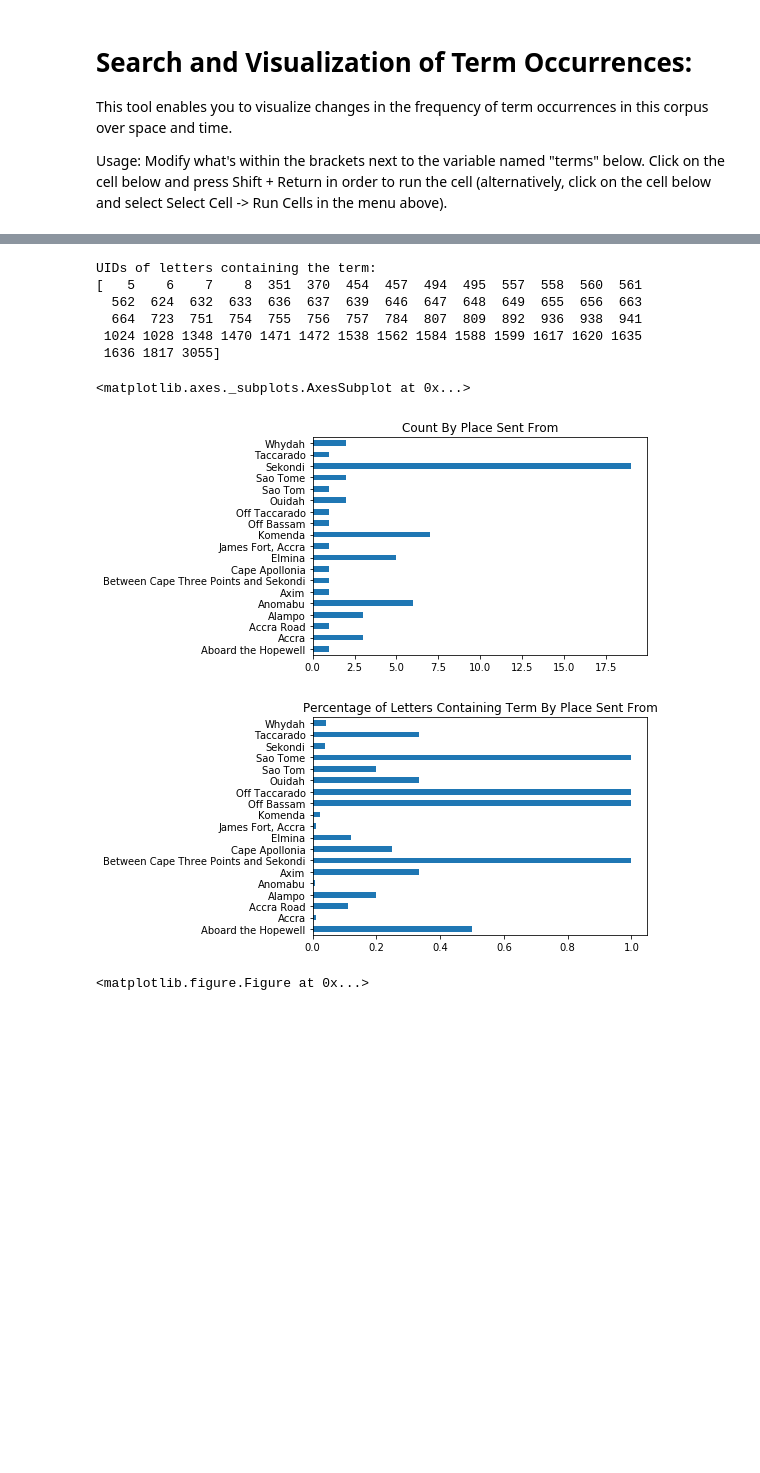
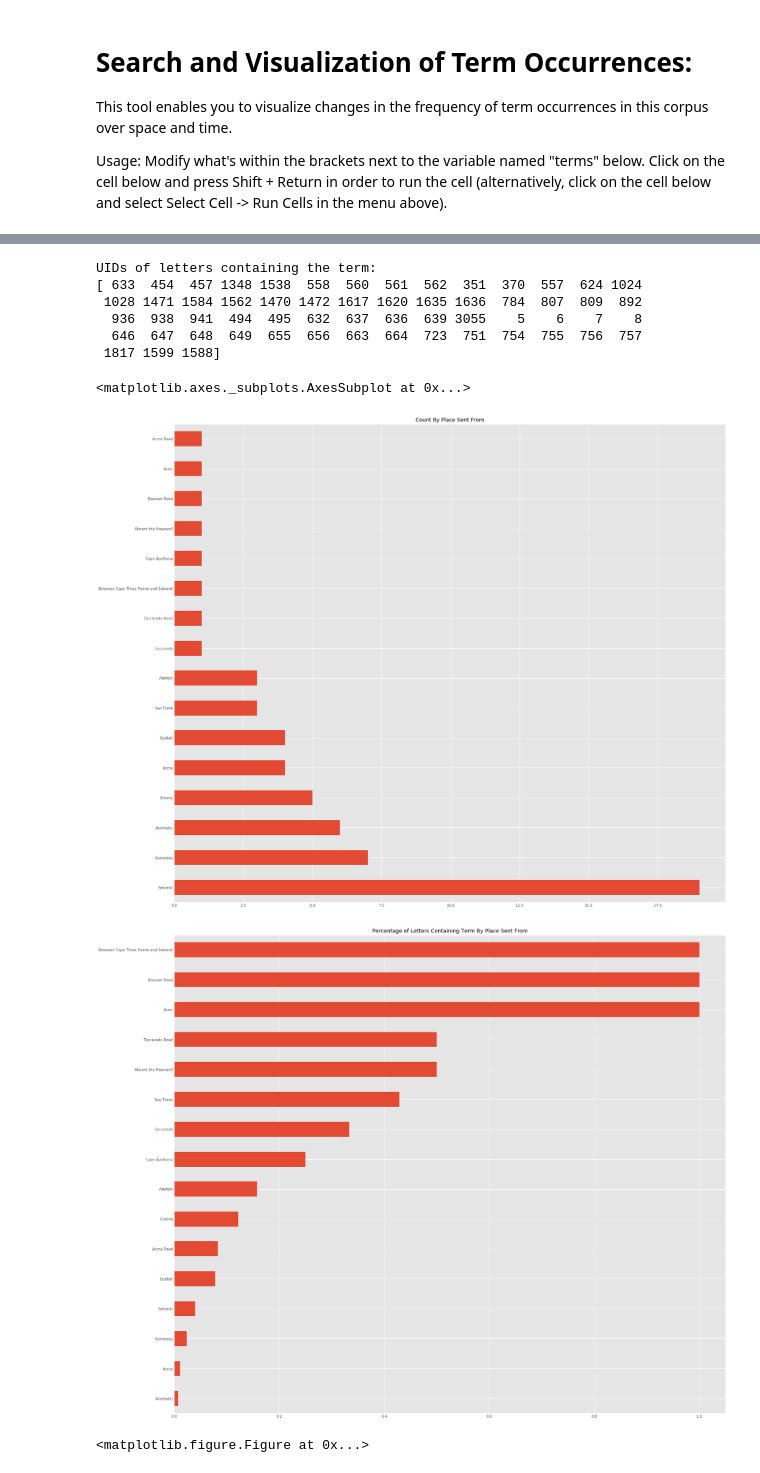
Before and after one commit to xueharry/RAC, a Jupyter notebook: Interactive-Search.ipynb, the cells around one changed output, grey strips where cells are left out. Cells and saved outputs as stored; diff of their text form; code cells hidden in the pictures; blank space fills up the shorter version.

```diff
--- a/Interactive-Search.ipynb
+++ b/Interactive-Search.ipynb
@@ -4,16 +4,15 @@ import pandas as pd
 import matplotlib.pyplot as plt
 from ipywidgets import widgets
 from IPython.display import display, clear_output
+import matplotlib.style as style
+style.use('ggplot')
+
 %matplotlib inline
 # %%
 # Load joined dataframe
 df = pd.read_csv('csv/metadata_text_merged_cleaned.csv')
 # Remove rows with empty text column for now
 df = df.dropna(subset=['text'])
-# Add year column
-df['Year'] = pd.to_datetime(df['Date'], format='%d/%m/%Y', errors='coerce').dt.year
-# Add month column
-df['Month'] = pd.to_datetime(df['Date'], format='%d/%m/%Y', errors='coerce').dt.month
 # %% [markdown]
 # Search and Visualization of Term Occurrences:
 This tool enables you to visualize changes in the frequency of term occurrences in this corpus over space and time.
@@ -22,13 +21,13 @@ Usage: Modify what's within the brackets next to the variable named "terms" belo
 # %%
 # Modify the terms within the brackets below to modify search. Terms need to be wrapped in parentheses and comma separated.
 # The square brackets should be left unchanged.
-terms = ['pirate']
+terms = ['pirate', 'pirates']
 
 
 # DO NOT CHANGE ANYTHING BELOW!!!
 def return_terms_found(text, terms):
     for term in terms:
-        if term in text:
+        if term in text.split(' '):
             return True
 
     return False
@@ -37,7 +36,7 @@ df['filtered'] = df['text_cleaned_dealiased'].apply(return_terms_found, args=(te
 
 df_subset = df[df['filtered'] == True]
 
-print('Filtering for term:', terms, '({} total occurrences)'.format(len(df_subset)))
+print('Filtering for term:', terms, '({} total letters)'.format(len(df_subset)))
 
 print('First 5 rows of filtered dataframe:')
 display(df_subset.head())
@@ -46,11 +45,17 @@ print('UIDs of letters containing the term:')
 print(df_subset['UID'].values)
 
 for column in ['Place Sent From', 'Sender', 'Boat/Fort', 'Ship Name']:
-    plt.figure()
-    df_subset[column].value_counts().sort_index().plot(kind='barh', title='Count By {}'.format(column))
-    plt.figure()
-    (df_subset[column].value_counts() / df[column].value_counts()).dropna().sort_index().plot(kind='barh', title='Percentage of Letters Containing Term By {}'.format(column))
-    plt.figure()
+    try:
+        plt.figure(figsize=(24, 24))
+        df_subset[column].value_counts().plot(kind='barh', title='Count By {}'.format(column))
+    except:
+        print 'ERROR: All metadata for this column are null'
+    try:
+        plt.figure(figsize=(24, 24))
+        (df_subset[column].value_counts() / df[column].value_counts()).sort_values().dropna().plot(kind='barh', title='Percentage of Letters Containing Term By {}'.format(column))
+        plt.figure(figsize=(24, 24))
+    except:
+        print 'ERROR: All metadata for this column are null'
 
 plt.figure()
 plt.title('Count by Year')
@@ -79,10 +84,10 @@ First 5 rows of filtered dataframe:
 UIDs of letters containing the term:
-[   5    6    7    8  351  370  454  457  494  495  557  558  560  561
-  562  624  632  633  636  637  639  646  647  648  649  655  656  663
-  664  723  751  754  755  756  757  784  807  809  892  936  938  941
- 1024 1028 1348 1470 1471 1472 1538 1562 1584 1588 1599 1617 1620 1635
- 1636 1817 3055]
+[ 633  454  457 1348 1538  558  560  561  562  351  370  557  624 1024
+ 1028 1471 1584 1562 1470 1472 1617 1620 1635 1636  784  807  809  892
+  936  938  941  494  495  632  637  636  639 3055    5    6    7    8
+  646  647  648  649  655  656  663  664  723  751  754  755  756  757
+ 1817 1599 1588]
 <matplotlib.axes._subplots.AxesSubplot at 0x...>
-[figure, old version]
+[figure, new version]
-[figure, old version]
+[figure, new version]
 <matplotlib.figure.Figure at 0x...>
```
Also changed, not shown: parts of 1 cell of this notebook, 6 other files.
